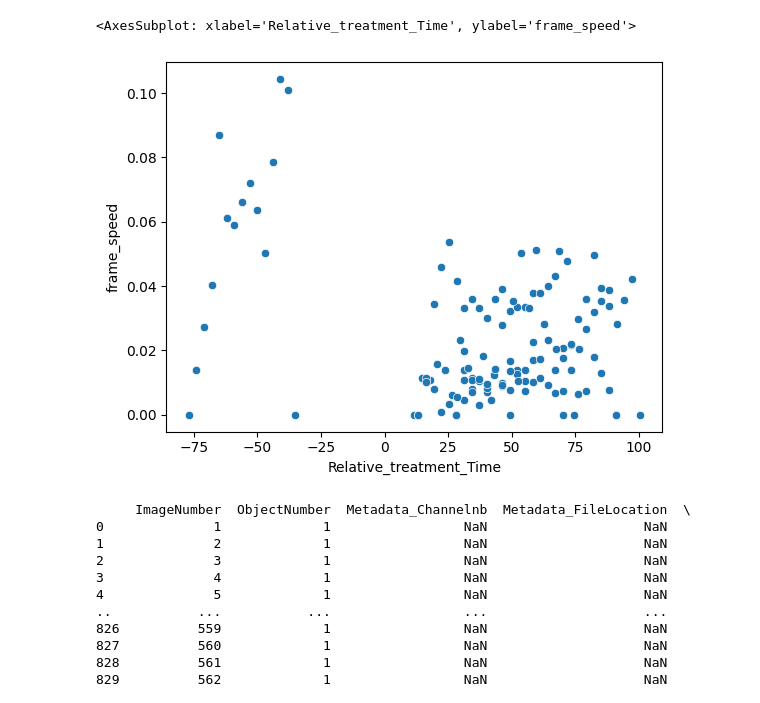
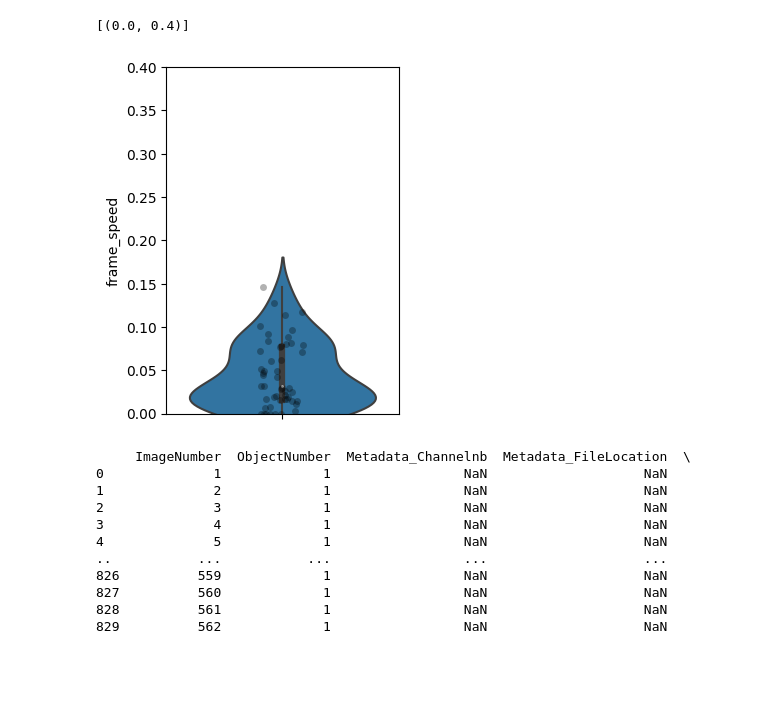
Before and after one commit to Mas515/Image_analysis, a Jupyter notebook: 3D_track_plot_CP.ipynb, the cells around one changed output. Saved outputs shown, nothing was run; the diff lists cells and outputs as text; code cells hidden in the pictures; blank space fills up the shorter version.

Commit message:
more violin plot, no more track connection

```diff
--- a/3D_track_plot_CP.ipynb
+++ b/3D_track_plot_CP.ipynb
@@ -797,7 +750,7 @@ data["Timeframe_Time_next"] = data["Timeframe_Time"].shift(-1)
 # %%
 #frame speed
 data=data.drop_duplicates() #why do I have duplicates?
-data['frame_speed']=0
+data['frame_speed']=None
 grouped=data.groupby(['Final_Cell_ID'])
 dflist=[]
 for i, newdf in grouped:
@@ -832,11 +785,11 @@ Name: frame_speed, Length: 203, dtype: float64
 # %%
 #linearity coefficient
 
-data['linearity_coefficient']=0
+data['linearity_coefficient']=None
 grouped=data.groupby(['Final_Cell_ID'])
 dflist=[]
 for i, newdf in grouped:
-    newdf['linearity_coefficient']=newdf['track_length']/newdf['max_displacement']
+    newdf['linearity_coefficient']=newdf['max_displacement']/newdf['track_length']
     dflist.append(newdf)
 data=pd.concat(dflist)
 print(data['linearity_coefficient'])
@@ -866,7 +819,7 @@ for i, newdf in grouped:
     for b, r in newdf.iterrows():
         # print((newdf.loc[b,'mean_speed']),2/60, b)
         # print(newdf.loc[b])
-        if (newdf.loc[b,'frame_speed'])!='NaN' and (newdf.loc[b,'frame_speed'])<(2/60):
+        if (newdf.loc[b,'frame_speed'])!=None and (newdf.loc[b,'frame_speed'])<(2/60): #different from NaN
             newdf.loc[b,'arrested']=True
         else :
             newdf.loc[b,'arrested']=False
@@ -1006,13 +1006,13 @@ VWF_062_MS220421_M2_movie_P7_1.5259021893143654e-05
 # %%
 #PRINT MAXIMUM DISPLACEMENT
 
-datab=datax[['Final_Cell_ID', 'Treatment', 'Hoxb5_status', 'max_displacement']]
+datab=datax[['Final_Cell_ID', 'Treatment', 'Hoxb5_status_corrected', 'max_displacement']]
 # print(len(datab))
 
 df_list =[]
 grouped=datab.groupby(['Final_Cell_ID'])
 for i, newdf in grouped:
-    if len(newdf.index) >=18:
+    if len(newdf.index) >=11:
         print(i)
         df_list.append(newdf)
 datab=pd.concat(df_list)
@@ -1030,6 +1030,6 @@ datab=pd.concat(df_list)
 dx=datab.drop_duplicates()
 dx=dx[dx['max_displacement']!=0]
 # print(dx)
-sns.boxplot(x=("Treatment"), hue='Hoxb5_status', y="max_displacement", data=dx)
-sns.stripplot(x=("Treatment"),hue='Hoxb5_status', y="max_displacement", data=dx, dodge=True, color='black', alpha=0.3)
+sns.boxplot(x=("Treatment"), hue='Hoxb5_status_corrected', y="max_displacement", data=dx,  order =['homeostasis','plt_depletion','24h_depletion'])
+sns.stripplot(x=("Treatment"),hue='Hoxb5_status_corrected', y="max_displacement", data=dx, dodge=True, color='black', alpha=0.3,  order =['homeostasis','plt_depletion','24h_depletion'])
 # %% [output]
@@ -1193,7 +1152,36 @@ VWF_062_MS220421_M2_movie_P7_1.5259021893143654e-05
 # %%
+##PLOTTING HOMEOSTASIS OF TREATED MICE
+# dx=dx[dx['Relative_treatment_Time']<0]
+# g=sns.scatterplot(x="Relative_treatment_Time", y="frame_speed", data=dx)
+# g.set(ylim=(0, 0.21))
+
+dx=datab[datab['Hoxb5_status_corrected']=='DP']
+dx=dx[dx['Treatment']=='homeostasis']
+
+# #PLOTTING HOMEOSTASIS OF UNTREATED MICE
+fig, ax = plt.subplots(figsize=(3,4.5))
+dx=dx[dx['Relative_treatment_Time']==0]
+g=sns.violinplot(y="frame_speed", data=dx)
+gg=sns.stripplot( y="frame_speed", data=dx, dodge=True, color='black', alpha=0.3)
+# g.set(xlim=(-1, 1))
+g.set(ylim=(0, 0.4))
+# gg.set(xlim=(-1, 1))
+gg.set(ylim=(0, 0.4))
+
+##PLOTING DEPLETION ONLY
+# dx=dx[dx['Treatment_corrected']=='Depletion']
+# g=sns.scatterplot(x="Relative_treatment_Time", y="frame_speed", data=dx)
+# g.set(ylim=(0, 0.21))
+
+
+# sns.scatterplot(x="Track_ID", y="frame_speed",hue='track_length', data=dx)
+# sns.scatterplot(x="Relative_treatment_Time", y="frame_speed",hue='track_length', data=dx)
+
+
+# sns.scatterplot(x="Relative_treatment_Time", y="frame_speed",hue='track_length', data=datab[datab['Hoxb5_status_corrected']=='DP'])
 # %% [output]
-<AxesSubplot: xlabel='Relative_treatment_Time', ylabel='frame_speed'>
+[(0.0, 0.4)]
-[figure, old version]
+[figure, new version]
 # %%
 print(data)
 # data.to_csv('/Users/secchim/Downloads/CellProfiler/movie_pipeline_test/wrong.csv')
```
Also changed, not shown: parts of 38 cells of this notebook.
